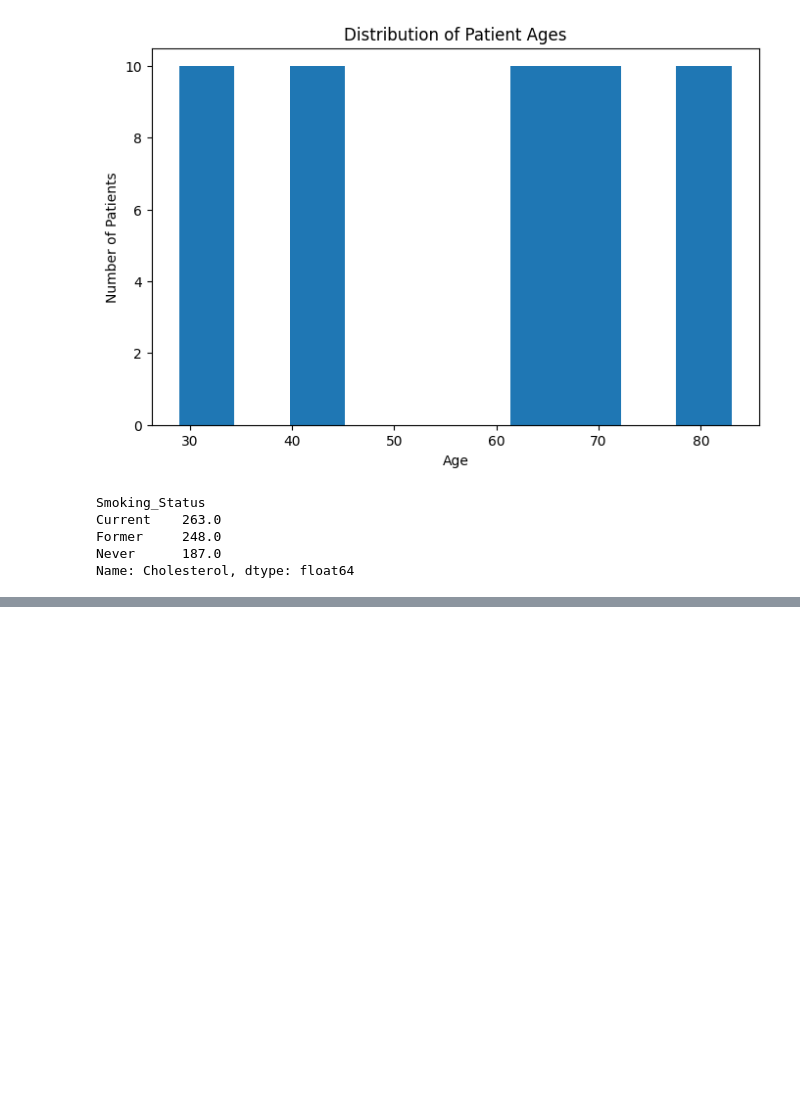
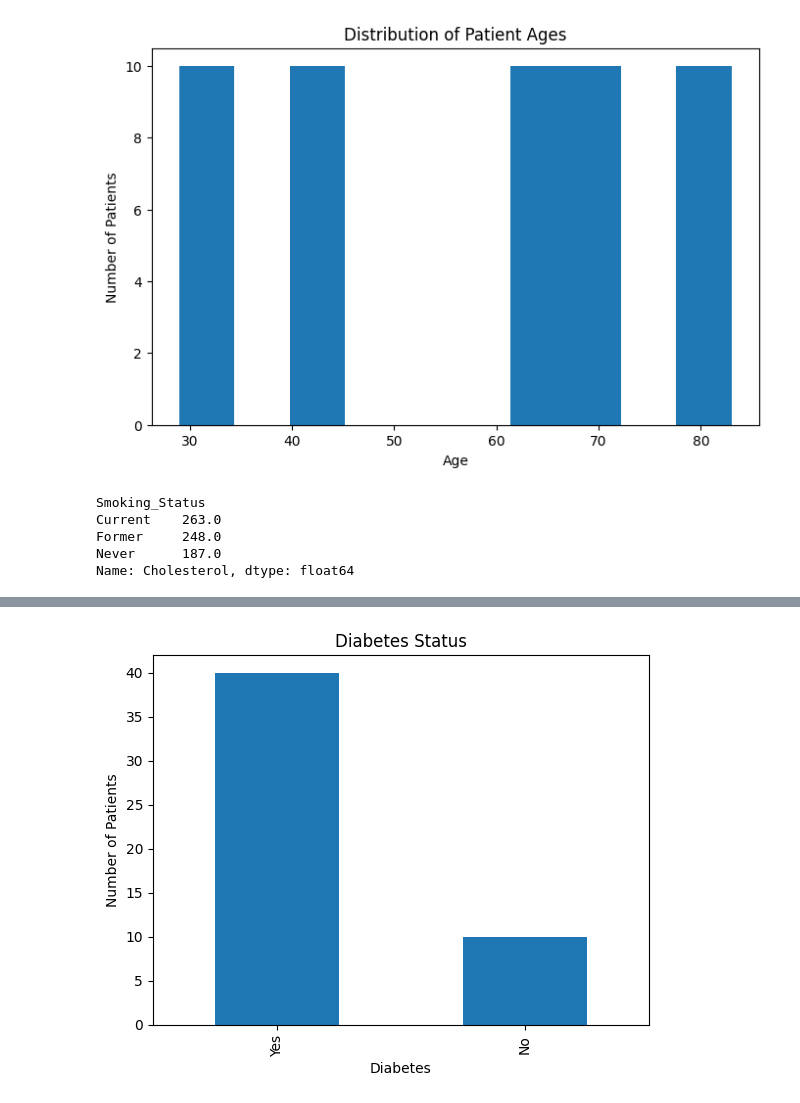
Before and after one commit to tapay9/healthcare_analysis, a Jupyter notebook: healthcare_analysis.ipynb, the cells around one changed output, grey strips where cells are left out. Saved outputs shown, nothing was run; the diff lists cells and outputs as text; code cells hidden in the pictures; blank space fills up the shorter version.

```diff
--- a/healthcare_analysis.ipynb
+++ b/healthcare_analysis.ipynb
@@ -275,0 +314,11 @@ Name: Cholesterol, dtype: float64
+# %%
+df["Diabetes"] = df["Diabetes"].replace({
+    "Y": "Yes",
+    "True": "Yes"
+}) #replacing inconsistent values
+# %%
+df["Diabetes"] = (
+    df["Diabetes"]
+    .str.strip()
+    .str.title()
+)
@@ -275,0 +329,10 @@ Name: Cholesterol, dtype: float64
+# %%
+df["Diabetes"].value_counts().plot(kind="bar")
+
+plt.title("Diabetes Status")
+plt.xlabel("Diabetes")
+plt.ylabel("Number of Patients")
+
+plt.show()
+# %% [output]
+[figure, added]
```
Also changed, not shown: parts of 10 cells of this notebook, 1 other file.
